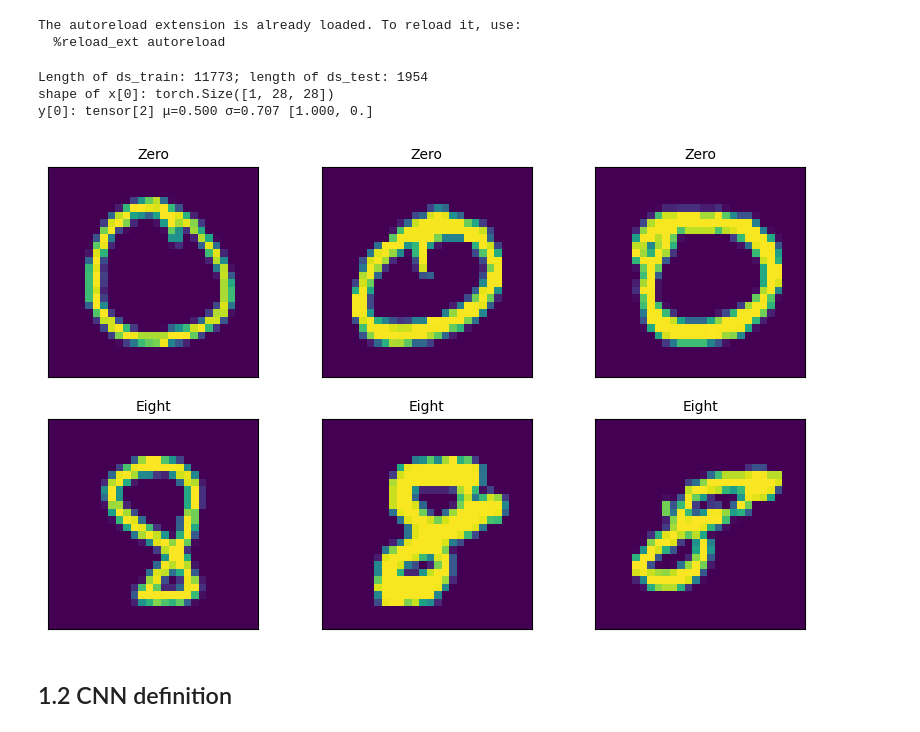
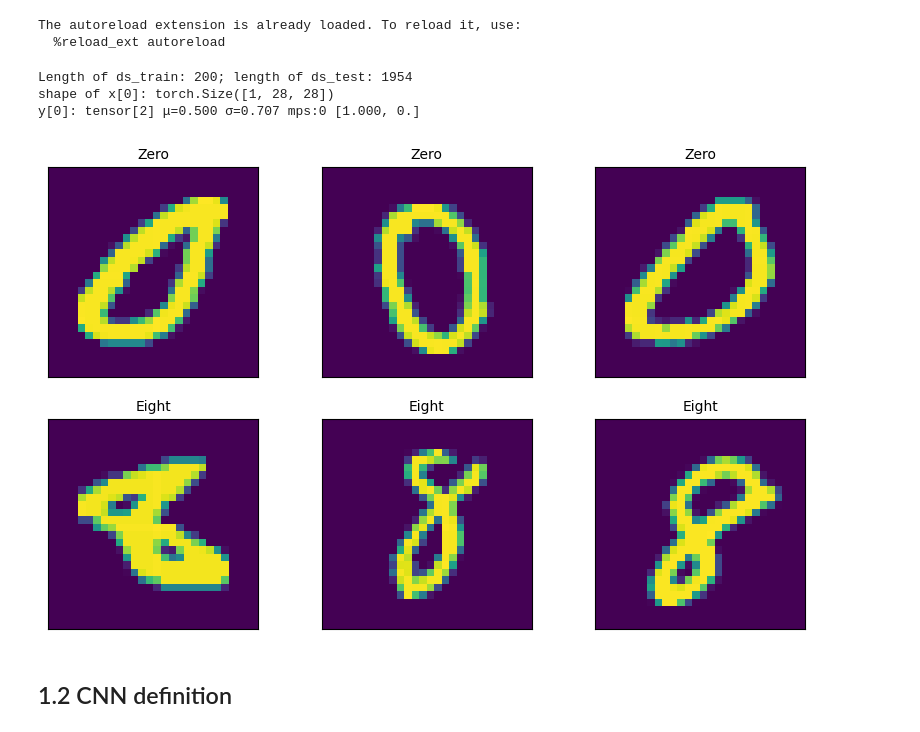
Before and after one commit to zlochina/xil-research-modification, a Jupyter notebook: src/xil_research_modification/experiments/08_MNIST.ipynb, the cells around one changed output. Cells and saved outputs as stored; diff of their text form; code cells hidden in the pictures.

```diff
--- a/src/xil_research_modification/experiments/08_MNIST.ipynb
+++ b/src/xil_research_modification/experiments/08_MNIST.ipynb
@@ -22,6 +22,7 @@ import torch
 import torchvision.transforms.functional as torchvisionF
 
 num_classes = 2
+device = XILUtils.define_device()
 
 transform_func_device = Lambda(lambda i: torchvisionF.to_tensor(i).to(device=device))
 ds_train = tds.MNIST(
@@ -41,7 +42,7 @@ ds_test = tds.MNIST(
     # target_transform=Lambda(lambda y: torch.zeros(2, dtype=torch.float).scatter_(0, torch.tensor(0 if y == 0 else 1 if y == 8 else 2), value=1))
 )
 
-train_dataset_length = -1
+train_dataset_length = 200
 
 labels = [0, 8]
 train_indices = [i for i, (_, label) in enumerate(ds_train) if label in labels][:train_dataset_length]
@@ -68,39 +69,39 @@ import matplotlib.pyplot as plt
 fig, ax_list = plt.subplots(nrows=2, ncols=3, figsize=(10, 6))
 # fig.subplots_adjust(wspace=0, hspace=0)
 
 # Show 3 instances for each of the 2 labels
 label_translation = dict(zero=torch.tensor((1, 0)), eight=torch.tensor((0, 1)))
 zeros = []
 eights = []
 example_dataloader = torch.utils.data.DataLoader(ds_train, batch_size=1, shuffle=True)
 for i, (X, y) in enumerate(example_dataloader):
-    X = torch.flatten(X, 0, 2)
-    if all(y[0] == label_translation["zero"]) and len(zeros) != 3:
+    X = torch.flatten(X, 0, 2).cpu()
+    if all(y[0].cpu() == label_translation["zero"]) and len(zeros) != 3:
         zeros.append(X)
-    elif all(y[0] == label_translation["eight"]) and len(eights) != 3:
+    elif all(y[0].cpu() == label_translation["eight"]) and len(eights) != 3:
         eights.append(X)
 
     if len(zeros) == 3 and len(eights) == 3:
         break
 
 for i, X in enumerate(zeros):
     ax_list[0][i].imshow(X, cmap='viridis')
     ax_list[0][i].set_title("Zero", fontsize=10, color='black')
     ax_list[0][i].set_xticks([])
     ax_list[0][i].set_yticks([])
     # ax_list[0][i].set_facecolor('black')
 
 for i, X in enumerate(eights):
     ax_list[1][i].imshow(X, cmap='viridis')
     ax_list[1][i].set_title("Eight", fontsize=10, color='black')
     ax_list[1][i].set_xticks([])
     ax_list[1][i].set_yticks([])
     # ax_list[1][i].set_facecolor('black')
 # %% [output]
-Length of ds_train: 11773; length of ds_test: 1954
+Length of ds_train: 200; length of ds_test: 1954
 shape of x[0]: torch.Size([1, 28, 28])
-y[0]: tensor[2] μ=0.500 σ=0.707 [1.000, 0.]
+y[0]: tensor[2] μ=0.500 σ=0.707 mps:0 [1.000, 0.]
-[figure, old version]
+[figure, new version]
 # %% [markdown]
 ## 1.2 CNN definition
 # %%
```
Also changed, not shown: parts of 15 cells of this notebook, 1 other file.
